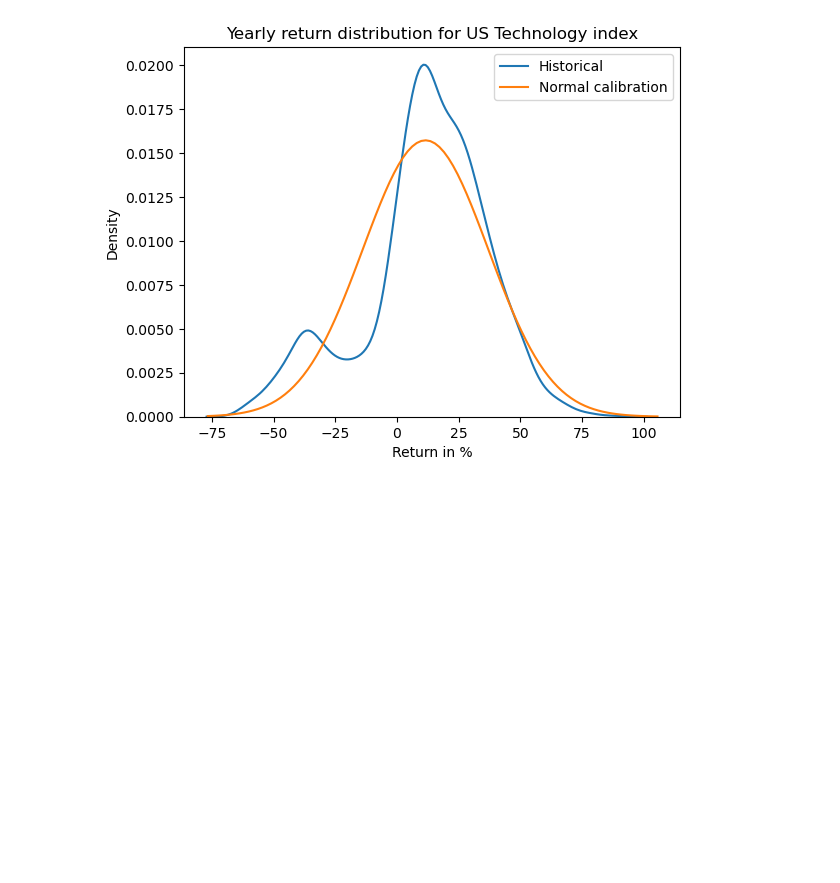
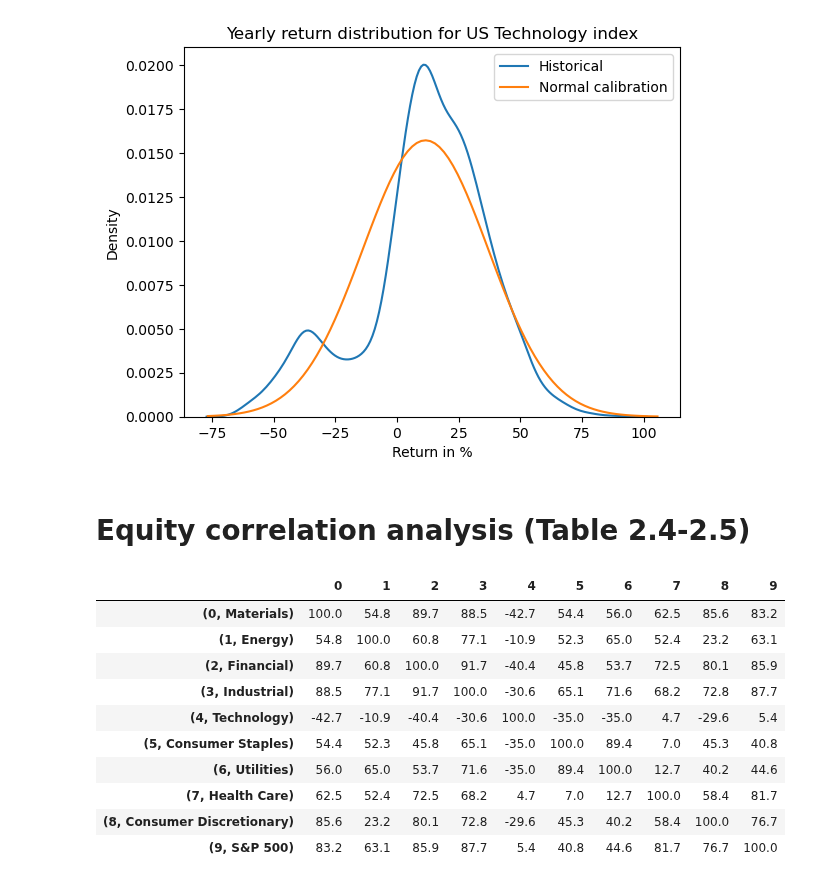
Before and after one commit to fortitudo-tech/pcrm-book, a Jupyter notebook: code/chapter2/chapter2_4.ipynb, the cells around one changed output. Saved outputs shown, nothing was run; the diff lists cells and outputs as text; code cells hidden in the pictures; blank space fills up the shorter version.

```diff
--- a/code/chapter2/chapter2_4.ipynb
+++ b/code/chapter2/chapter2_4.ipynb
@@ -68,3 +68,22 @@ plt.xlabel('Return in %')
 plt.show()
 # %% [output]
 [figure]
+# %% [markdown]
+# Equity correlation analysis (Table 2.4-2.5)
+# %%
+spx_tail_value = np.percentile(equity_returns_df['S&P 500'], 10)
+tail_indices = equity_returns_df['S&P 500'].values <= spx_tail_value
+# %%
+np.round(100 * ft.correlation_matrix(equity_returns.iloc[tail_indices, :]), 1)
+# %% [output]
+|  | 0 | 1 | 2 | 3 | 4 | 5 | 6 | 7 | 8 | 9 |
+| (0, Materials) | 100.0 | 54.8 | 89.7 | 88.5 | -42.7 | 54.4 | 56.0 | 62.5 | 85.6 | 83.2 |
+| (1, Energy) | 54.8 | 100.0 | 60.8 | 77.1 | -10.9 | 52.3 | 65.0 | 52.4 | 23.2 | 63.1 |
+| (2, Financial) | 89.7 | 60.8 | 100.0 | 91.7 | -40.4 | 45.8 | 53.7 | 72.5 | 80.1 | 85.9 |
+| (3, Industrial) | 88.5 | 77.1 | 91.7 | 100.0 | -30.6 | 65.1 | 71.6 | 68.2 | 72.8 | 87.7 |
+| (4, Technology) | -42.7 | -10.9 | -40.4 | -30.6 | 100.0 | -35.0 | -35.0 | 4.7 | -29.6 | 5.4 |
+| (5, Consumer Staples) | 54.4 | 52.3 | 45.8 | 65.1 | -35.0 | 100.0 | 89.4 | 7.0 | 45.3 | 40.8 |
+| (6, Utilities) | 56.0 | 65.0 | 53.7 | 71.6 | -35.0 | 89.4 | 100.0 | 12.7 | 40.2 | 44.6 |
+| (7, Health Care) | 62.5 | 52.4 | 72.5 | 68.2 | 4.7 | 7.0 | 12.7 | 100.0 | 58.4 | 81.7 |
+| (8, Consumer Discretionary) | 85.6 | 23.2 | 80.1 | 72.8 | -29.6 | 45.3 | 40.2 | 58.4 | 100.0 | 76.7 |
+| (9, S&P 500) | 83.2 | 63.1 | 85.9 | 87.7 | 5.4 | 40.8 | 44.6 | 81.7 | 76.7 | 100.0 |
```
Also changed, not shown: parts of 9 cells of this notebook.
